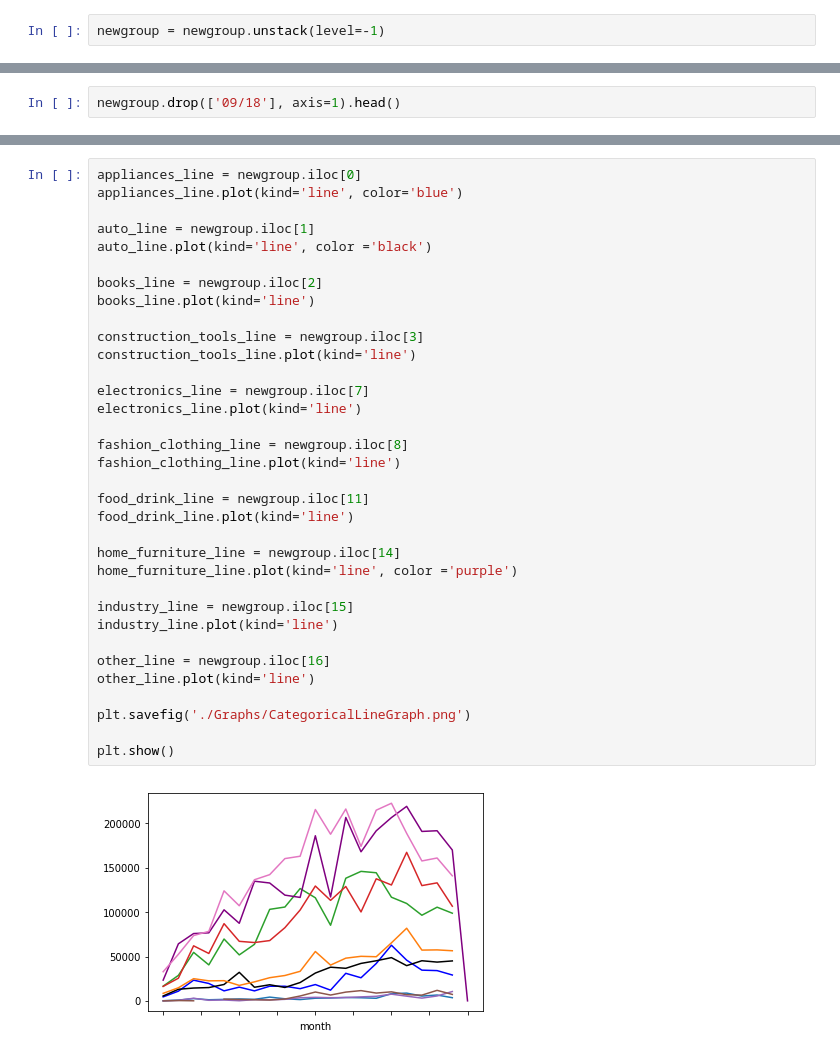
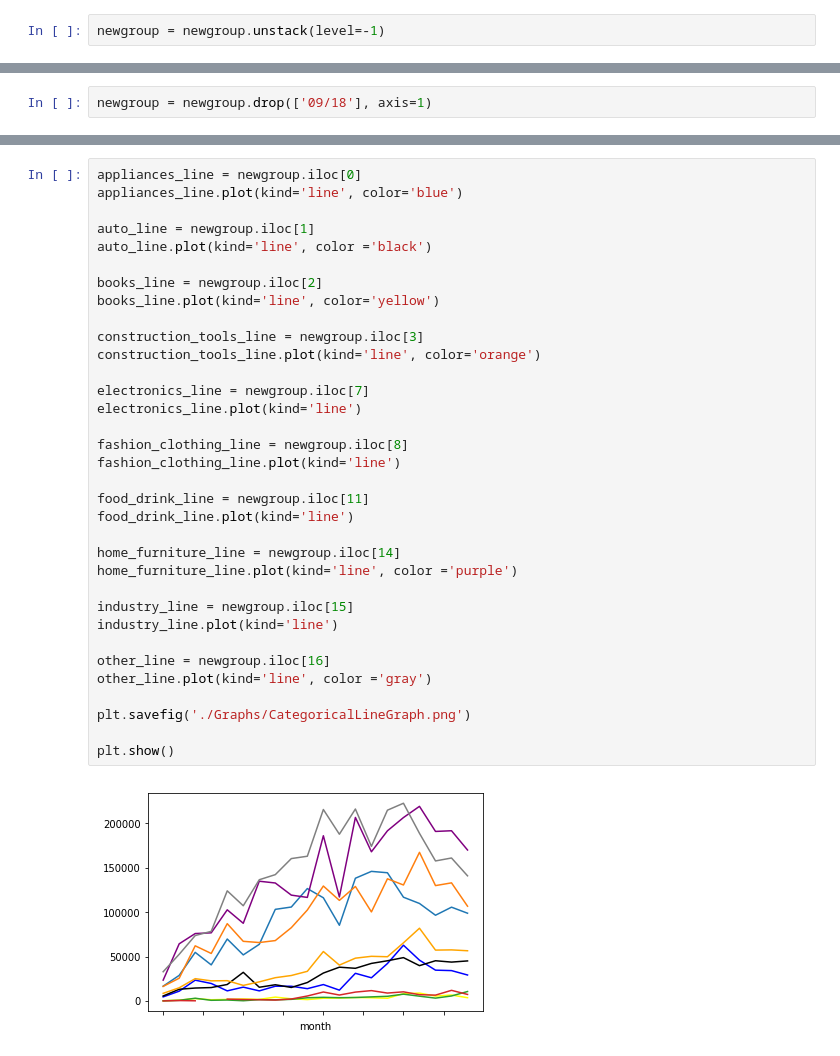
Before and after one commit to BShim92/BrazilianECommerce, a Jupyter notebook: ECommerceDataMerge.ipynb, the cells around one changed output, grey strips where cells are left out. Drawn from its saved outputs; the diff is of its cells as text.

Commit message:
line chart

```diff
--- a/ECommerceDataMerge.ipynb
+++ b/ECommerceDataMerge.ipynb
@@ -547,2 +558,2 @@ newgroup.head()
 # %%
-newgroup.drop(['09/18'], axis=1).head()
+newgroup = newgroup.drop(['09/18'], axis=1)
@@ -559,34 +562,34 @@ appliances_line = newgroup.iloc[0]
 appliances_line.plot(kind='line', color='blue')
 
 auto_line = newgroup.iloc[1]
 auto_line.plot(kind='line', color ='black')
 
 books_line = newgroup.iloc[2]
-books_line.plot(kind='line')
+books_line.plot(kind='line', color='yellow')
 
 construction_tools_line = newgroup.iloc[3]
-construction_tools_line.plot(kind='line')
+construction_tools_line.plot(kind='line', color='orange')
 
 electronics_line = newgroup.iloc[7]
 electronics_line.plot(kind='line')
 
 fashion_clothing_line = newgroup.iloc[8]
 fashion_clothing_line.plot(kind='line')
 
 food_drink_line = newgroup.iloc[11]
 food_drink_line.plot(kind='line')
 
 home_furniture_line = newgroup.iloc[14]
 home_furniture_line.plot(kind='line', color ='purple')
 
 industry_line = newgroup.iloc[15]
 industry_line.plot(kind='line')
 
 other_line = newgroup.iloc[16]
-other_line.plot(kind='line')
+other_line.plot(kind='line', color ='gray')
 
 plt.savefig('./Graphs/CategoricalLineGraph.png')
 
 plt.show()
 # %% [output]
-[figure, old version]
+[figure, new version]
```
Also changed, not shown: parts of 3 cells of this notebook.
